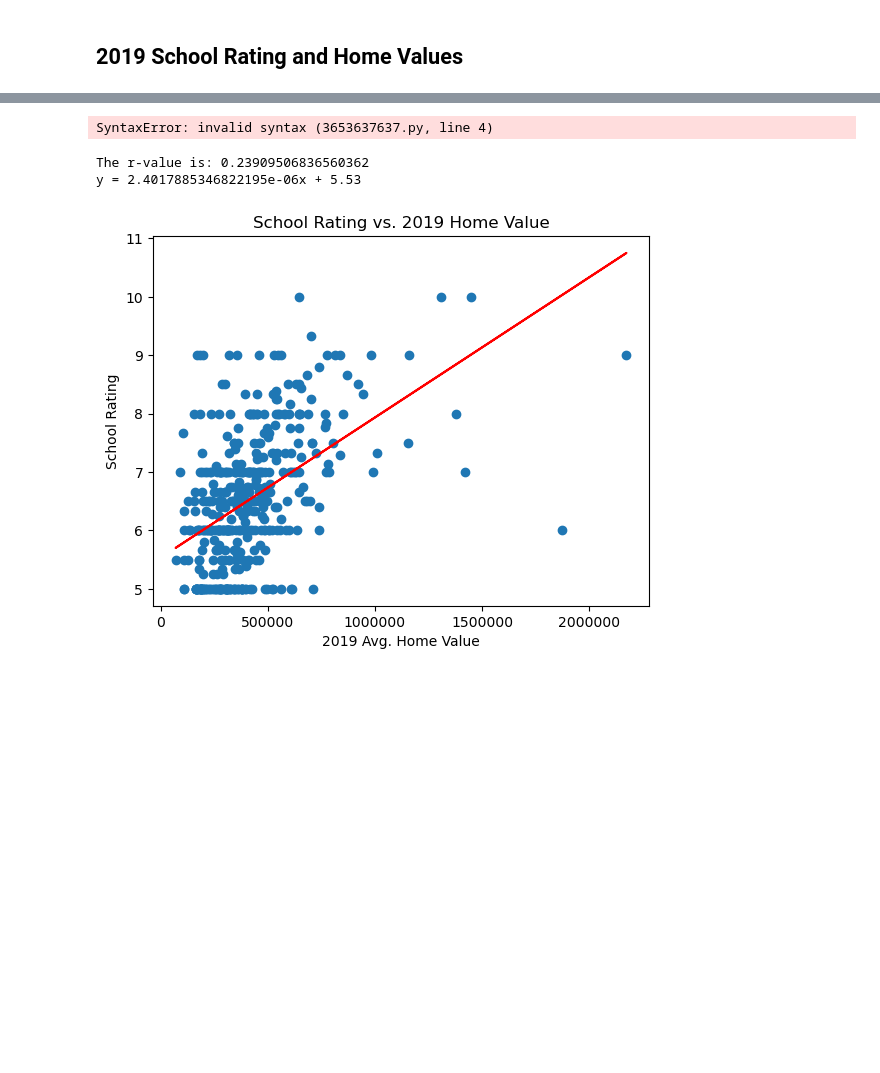
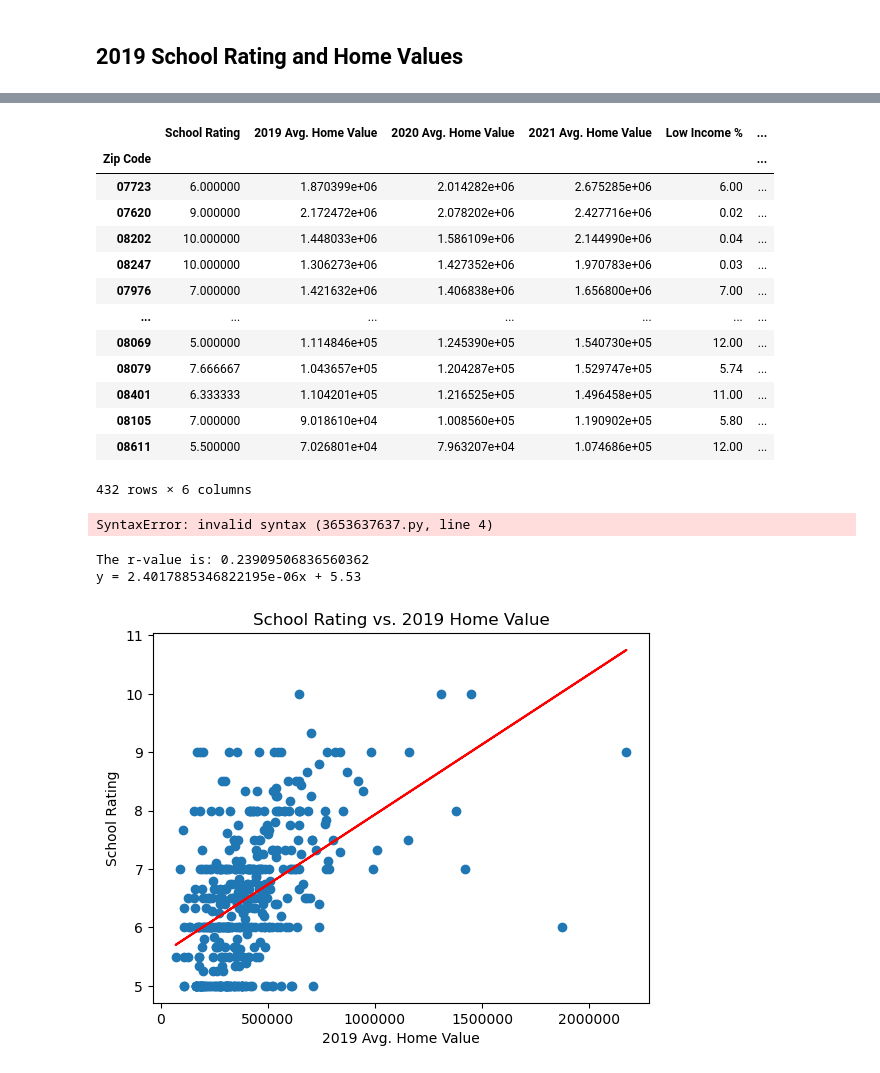
Before and after one commit to tlochan/ProjectOne, a Jupyter notebook: Data Cleaning.ipynb, the cells around one changed output, grey strips where cells are left out. Drawn from its saved outputs; the diff is of its cells as text; code cells hidden in the pictures; blank space fills up the shorter version.

```diff
--- a/Data Cleaning.ipynb
+++ b/Data Cleaning.ipynb
@@ -120,3 +140,21 @@ summaryDf
+# %%
+sorted_by_price = summaryDf.sort_values(by="2021 Avg. Home Value", ascending=False)
+sorted_by_price
+# %% [output]
+|  | School Rating | 2019 Avg. Home Value | 2020 Avg. Home Value | 2021 Avg. Home Value | Low Income % | ... |
+| Zip Code |  |  |  |  |  | ... |
+| 07723 | 6.000000 | 1.870399e+06 | 2.014282e+06 | 2.675285e+06 | 6.00 | ... |
+| 07620 | 9.000000 | 2.172472e+06 | 2.078202e+06 | 2.427716e+06 | 0.02 | ... |
+| 08202 | 10.000000 | 1.448033e+06 | 1.586109e+06 | 2.144990e+06 | 0.04 | ... |
+| 08247 | 10.000000 | 1.306273e+06 | 1.427352e+06 | 1.970783e+06 | 0.03 | ... |
+| 07976 | 7.000000 | 1.421632e+06 | 1.406838e+06 | 1.656800e+06 | 7.00 | ... |
+| ... | ... | ... | ... | ... | ... | ... |
+| 08069 | 5.000000 | 1.114846e+05 | 1.245390e+05 | 1.540730e+05 | 12.00 | ... |
+| 08079 | 7.666667 | 1.043657e+05 | 1.204287e+05 | 1.529747e+05 | 5.74 | ... |
+| 08401 | 6.333333 | 1.104201e+05 | 1.216525e+05 | 1.496458e+05 | 11.00 | ... |
+| 08105 | 7.000000 | 9.018610e+04 | 1.008560e+05 | 1.190902e+05 | 5.80 | ... |
+| 08611 | 5.500000 | 7.026801e+04 | 7.963207e+04 | 1.074686e+05 | 12.00 | ... |
+432 rows × 6 columns
 # %%
 plot = summaryDf.plot(kind="scatter", x="2019 Avg. Home Value", y="School Rating")
 
```
Also changed, not shown: parts of 3 cells of this notebook.
